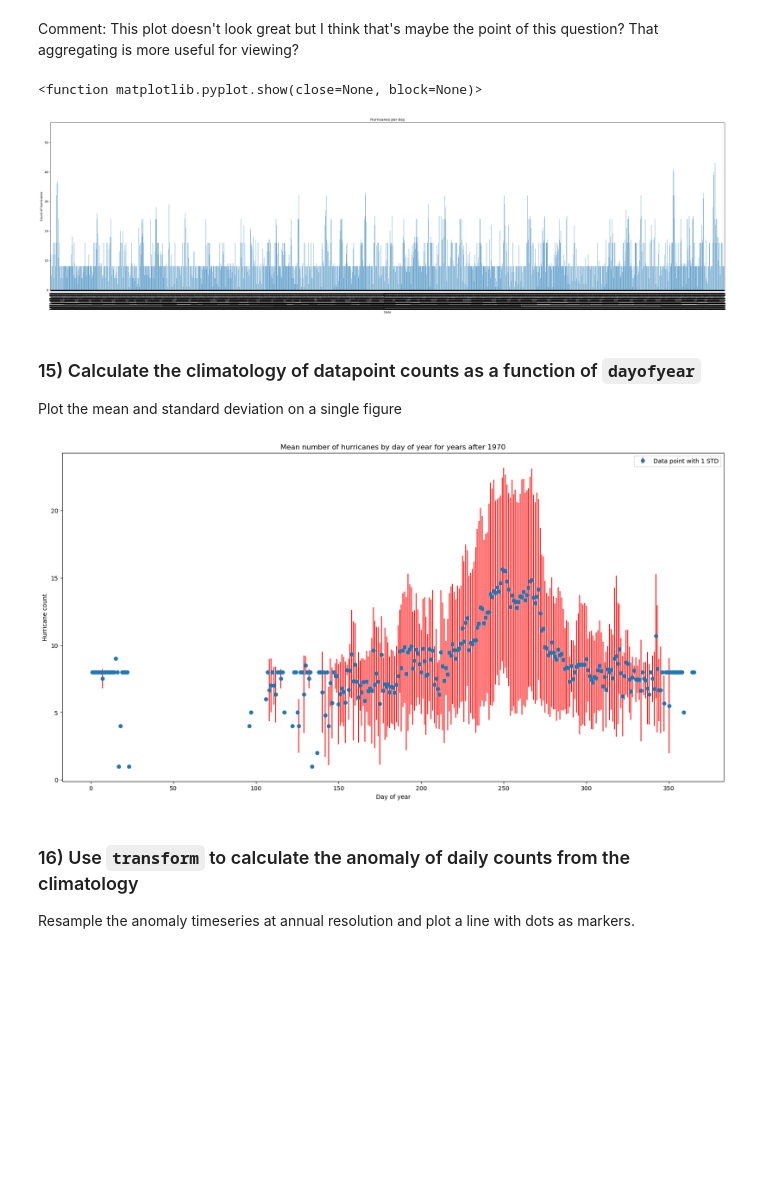
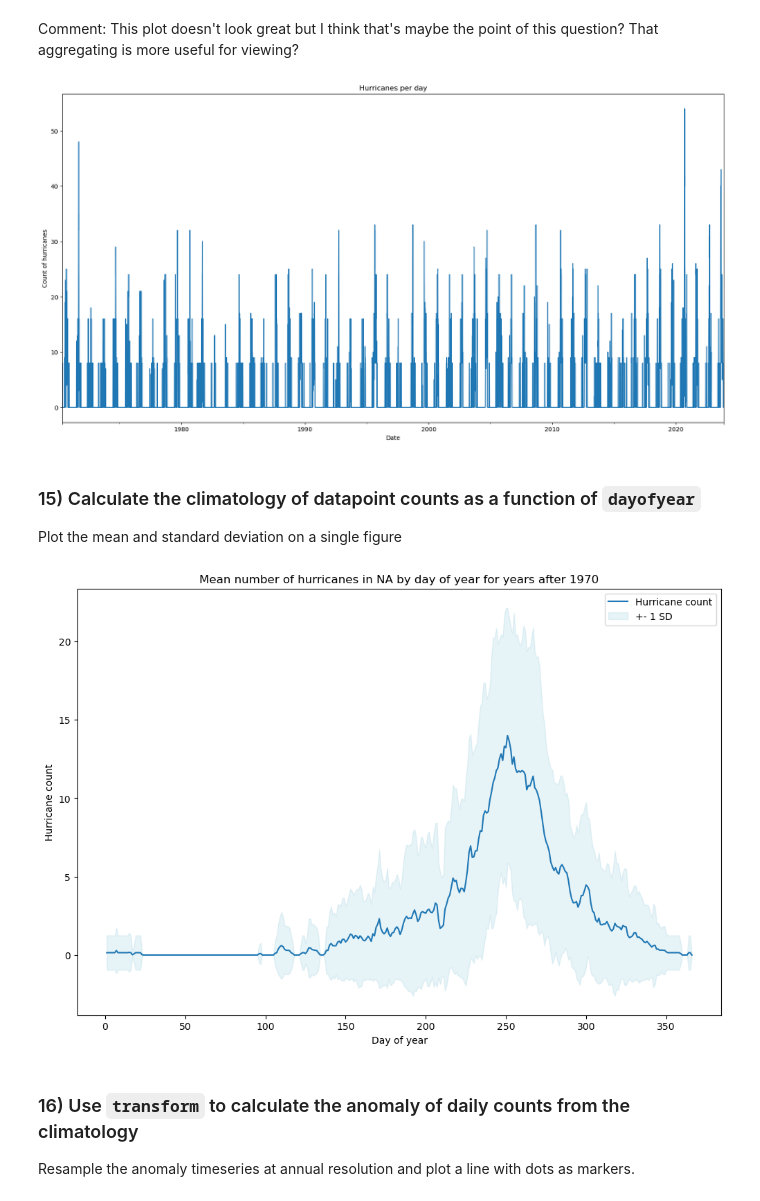
Before and after one commit to hanbyrne1995/assignments, a Jupyter notebook: hb2731_Pset6.ipynb, the cells around one changed output. Cells and saved outputs as stored; diff of their text form; code cells hidden in the pictures; blank space fills up the shorter version.

```diff
--- a/hb2731_Pset6.ipynb
+++ b/hb2731_Pset6.ipynb
@@ -249,7 +239,7 @@ Use this for the rest of the assignment
 year = 1970
 basin = 'NA'
 
-dfFilt = df[(df.SEASON > year) & (df.BASIN == basin)]
+dfFilt = df[(df.SEASON >= year) & (df.BASIN == basin)]
 
 dfFilt.head()
 # %% [output]
@@ -267,42 +257,36 @@ Make sure you figure is big enough to actually see the plot
 # %% [markdown]
 Comment: This plot doesn't look great but I think that's maybe the point of this question? That aggregating is more useful for viewing?
 # %%
-dfFiltDailyCount = dfFilt.groupby(dfFilt.index.date).count()
+dfFiltDailyCount = dfFilt.SID.resample('D').count()
 
-plot = dfFiltDailyCount.SID.plot(kind = 'bar', figsize = (40,10))
+plot = dfFiltDailyCount.plot(figsize = (20,10))
 plt.title('Hurricanes per day')
 plt.xlabel('Date')
 plt.ylabel('Count of hurricanes')
 
-plt.show
+plt.show()
 # %% [output]
-<function matplotlib.pyplot.show(close=None, block=None)>
-[figure, old version]
+[figure, new version]
 # %% [markdown]
 ### 15) Calculate the climatology of datapoint counts as a function of `dayofyear`
 
 Plot the mean and standard deviation on a single figure
 # %%
-# grouping by day of year and year to enable calculation of the mean and std across years
-dfFiltClimCount = dfFilt.groupby([dfFilt.index.dayofyear, dfFilt.index.year]).count()
-dfFiltClimCount.index.names = ['DayOfYear','Year']
-dfFiltClimCount = dfFiltClimCount.reset_index(level = 'Year')
-
-# calculating mean and std
-dfFiltClimCountMean = dfFiltClimCount.groupby(dfFiltClimCount.index).mean()
-dfFiltClimCountStd = dfFiltClimCount.groupby(dfFiltClimCount.index).agg('std')
+dfFiltDOYMean = dfFiltDailyCount.groupby(dfFiltDailyCount.index.dayofyear).aggregate('mean')
+dfFiltDOYStd = dfFiltDailyCount.groupby(dfFiltDailyCount.index.dayofyear).aggregate('std')
 
 # plotting the figure
-fig, ax = plt.subplots(figsize = (20,10))
-plot = ax.errorbar(dfFiltClimCountMean.index, dfFiltClimCountMean.SID, dfFiltClimCountStd.SID, ecolor = 'r', fmt = 'o', label = 'Data point with 1 STD')
-ax.set_title('Mean number of hurricanes by day of year for years after 1970')
+fig, ax = plt.subplots(figsize = (12,8))
+dfFiltDOYMean.plot(label = 'Hurricane count')
+ax.fill_between(dfFiltDOYMean.index, dfFiltDOYMean + dfFiltDOYStd, dfFiltDOYMean - dfFiltDOYStd, color = 'lightblue', alpha = 0.3, label = '+- 1 SD')
+ax.set_title('Mean number of hurricanes in NA by day of year for years after 1970')
 ax.set_ylabel('Hurricane count')
 ax.set_xlabel('Day of year')
 plt.legend()
 
 plt.show()
 # %% [output]
-[figure, old version]
+[figure, new version]
 # %% [markdown]
 ### 16) Use `transform` to calculate the anomaly of daily counts from the climatology
 
```
Also changed, not shown: parts of 5 cells of this notebook.
